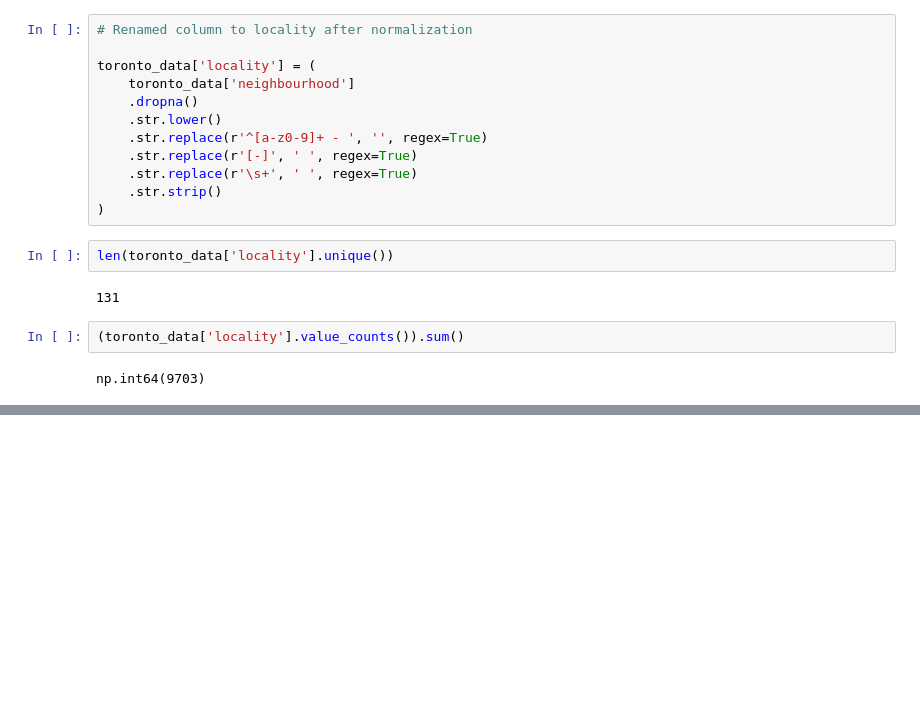
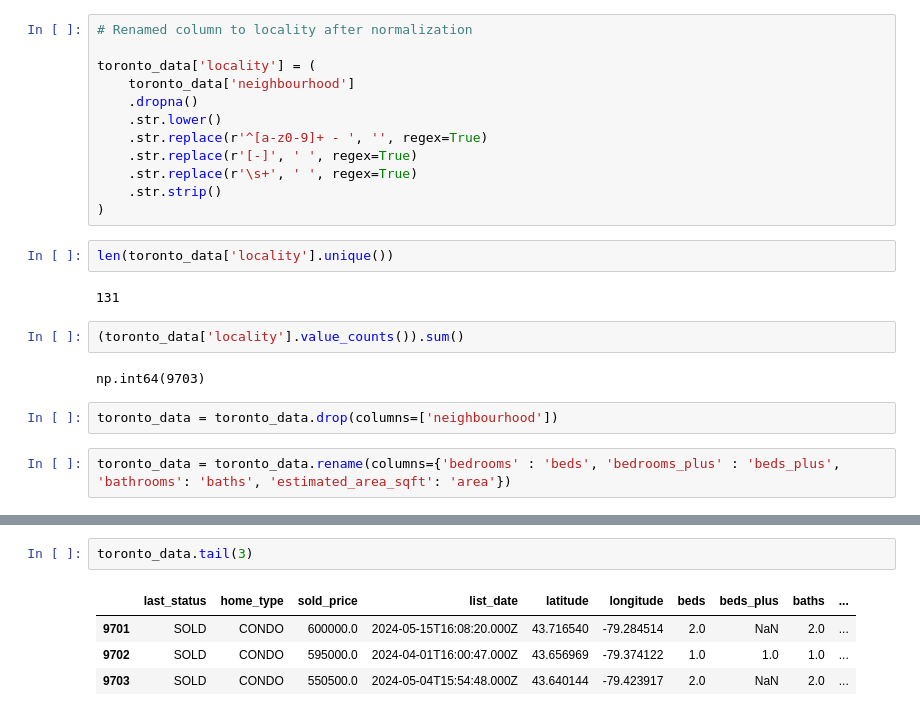
Before and after one commit to Shaji-Mohammed/RealEstatePricePrediction, a Jupyter notebook: ml/training/Untitled.ipynb, the cells around one changed output, grey strips where cells are left out. Saved outputs shown, nothing was run; the diff lists cells and outputs as text; blank space fills up the shorter version.

```diff
--- a/ml/training/Untitled.ipynb
+++ b/ml/training/Untitled.ipynb
@@ -93,3 +93,7 @@ len(toronto_data['locality'].unique())
 (toronto_data['locality'].value_counts()).sum()
 # %% [output]
 np.int64(9703)
+# %%
+toronto_data = toronto_data.drop(columns=['neighbourhood'])
+# %%
+toronto_data = toronto_data.rename(columns={'bedrooms' : 'beds', 'bedrooms_plus' : 'beds_plus', 'bathrooms': 'baths', 'estimated_area_sqft': 'area'})
@@ -95,0 +117,7 @@ np.int64(9703)
+# %%
+toronto_data.tail(3)
+# %% [output]
+|  | last_status | home_type | sold_price | list_date | latitude | longitude | beds | beds_plus | baths | ... |
+| 9701 | SOLD | CONDO | 600000.0 | 2024-05-15T16:08:20.000Z | 43.716540 | -79.284514 | 2.0 | NaN | 2.0 | ... |
+| 9702 | SOLD | CONDO | 595000.0 | 2024-04-01T16:00:47.000Z | 43.656969 | -79.374122 | 1.0 | 1.0 | 1.0 | ... |
+| 9703 | SOLD | CONDO | 550500.0 | 2024-05-04T15:54:48.000Z | 43.640144 | -79.423917 | 2.0 | NaN | 2.0 | ... |
```
Also changed, not shown: parts of 6 cells of this notebook.
